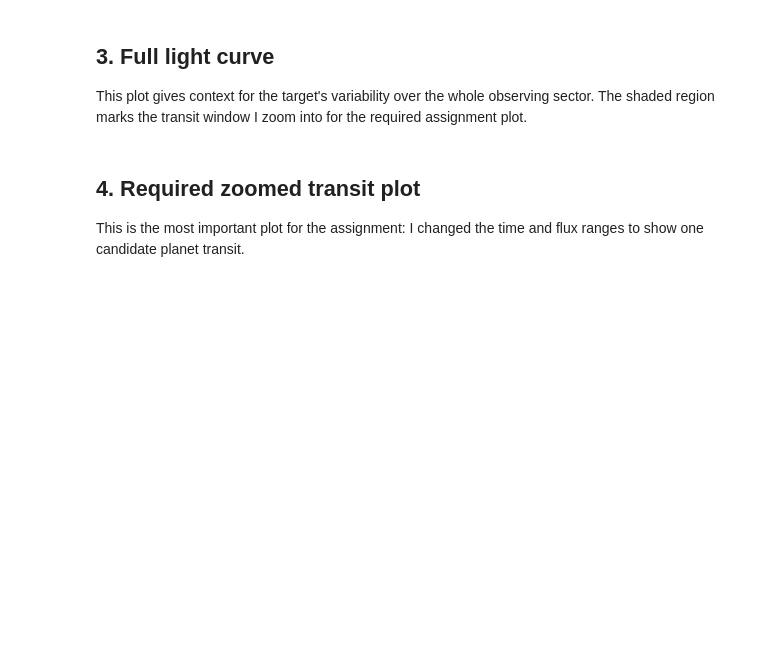
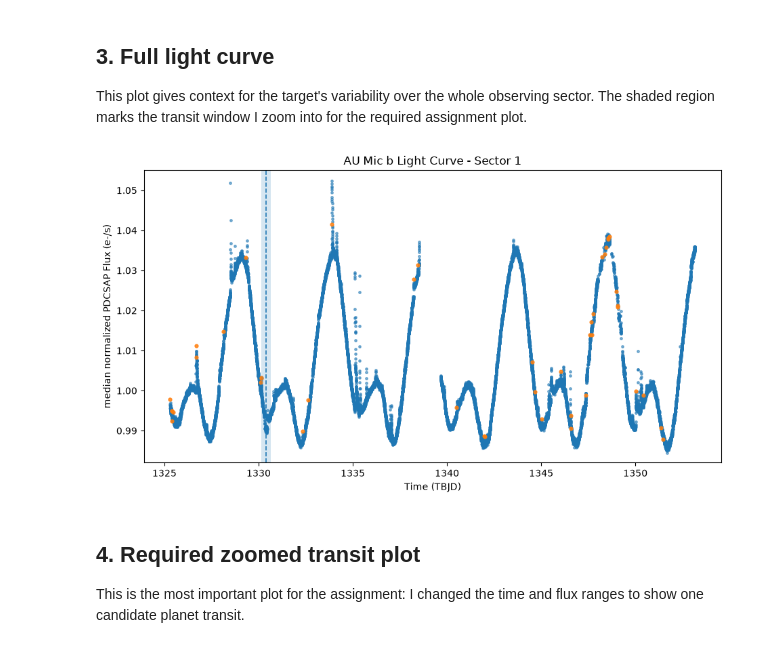
Before and after one commit to mason-cao/nasa-tess-exoplanet-analysis, a Jupyter notebook: notebooks/TESS_AU_Mic_candidate_transit_analysis.ipynb, the cells around one changed output. Cells and saved outputs as stored; diff of their text form; code cells hidden in the pictures; blank space fills up the shorter version.

Commit message:
update plots display

```diff
--- a/notebooks/TESS_AU_Mic_candidate_transit_analysis.ipynb
+++ b/notebooks/TESS_AU_Mic_candidate_transit_analysis.ipynb
@@ -70,24 +101,25 @@ This plot gives context for the target's variability over the whole observing se
 # %%
 dvt_hdus = list_hdus(DVT_FILE)
 tce5_header = dvt_hdus[5]["header"]
 
 t0 = float(tce5_header["TEPOCH"])
 period_days = float(tce5_header["TPERIOD"])
 duration_hours = float(tce5_header["TDUR"])
 duration_days = duration_hours / 24
 reported_depth_ppm = float(tce5_header["TDEPTH"])
 
 fig, ax = plt.subplots(figsize=(11, 5.6))
 ax.scatter(time[good], normalized_flux[good], s=6, alpha=0.55, label="quality = 0")
 ax.scatter(time[flagged_finite], normalized_flux[flagged_finite], s=12, alpha=0.85, label="finite but flagged")
 ax.axvspan(t0 - 0.25, t0 + 0.25, alpha=0.18, label="zoomed transit window")
 ax.axvline(t0, linestyle="--", linewidth=1.2, label=f"TCE epoch = {t0:.3f} TBJD")
-ax.set_title(f"TESS Sector {lc_header['SECTOR']} Light Curve for {lc_header['OBJECT'].strip()}")
-ax.set_xlabel("Time (TBJD = BJD - 2457000)")
-ax.set_ylabel("PDCSAP Flux / Median")
+ax.set_title(f"{target} Light Curve - Sector {sector}")
+ax.set_xlabel("Time (TBJD)")
+ax.set_ylabel("median normalized PDCSAP Flux (e-/s)")
 ax.set_ylim(0.982, 1.055)
-ax.legend(loc="upper right", frameon=True)
 plt.show()
+# %% [output]
+[figure, added]
 # %% [markdown]
 ## 4. Required zoomed transit plot
 
```
Also changed, not shown: parts of 6 cells of this notebook, 7 other files.
